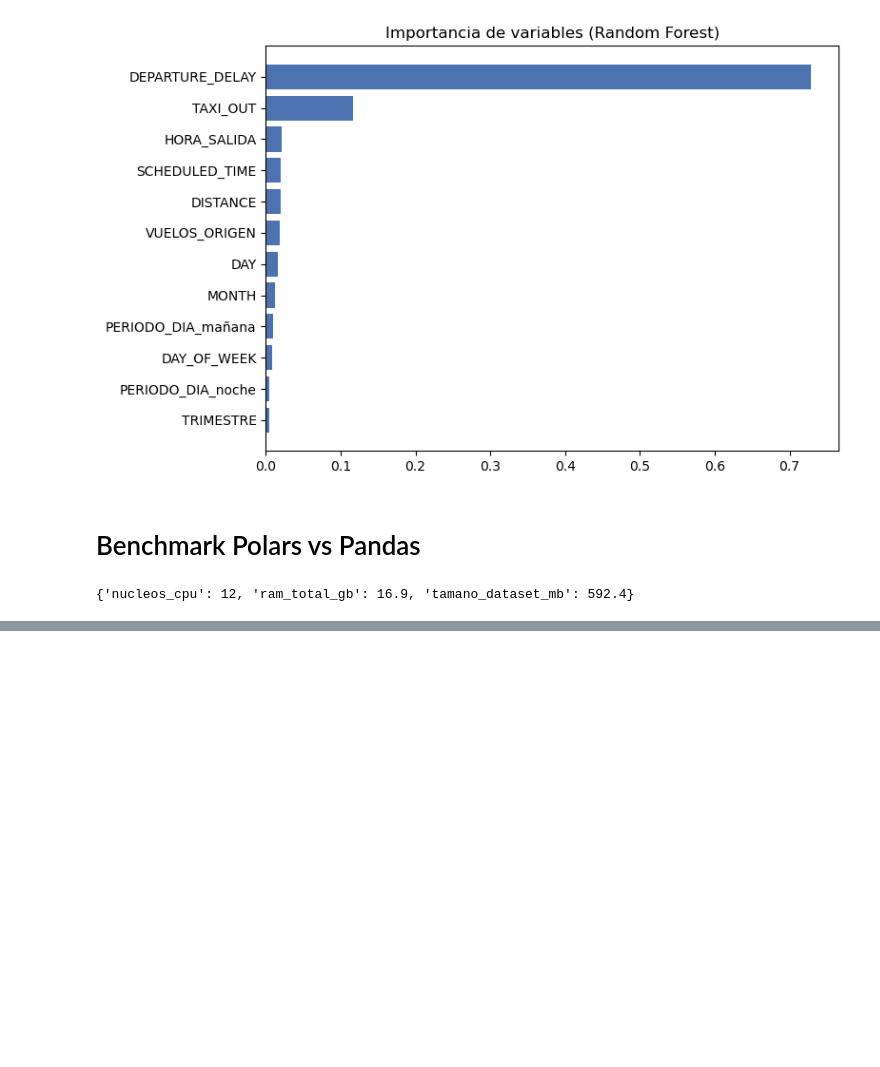
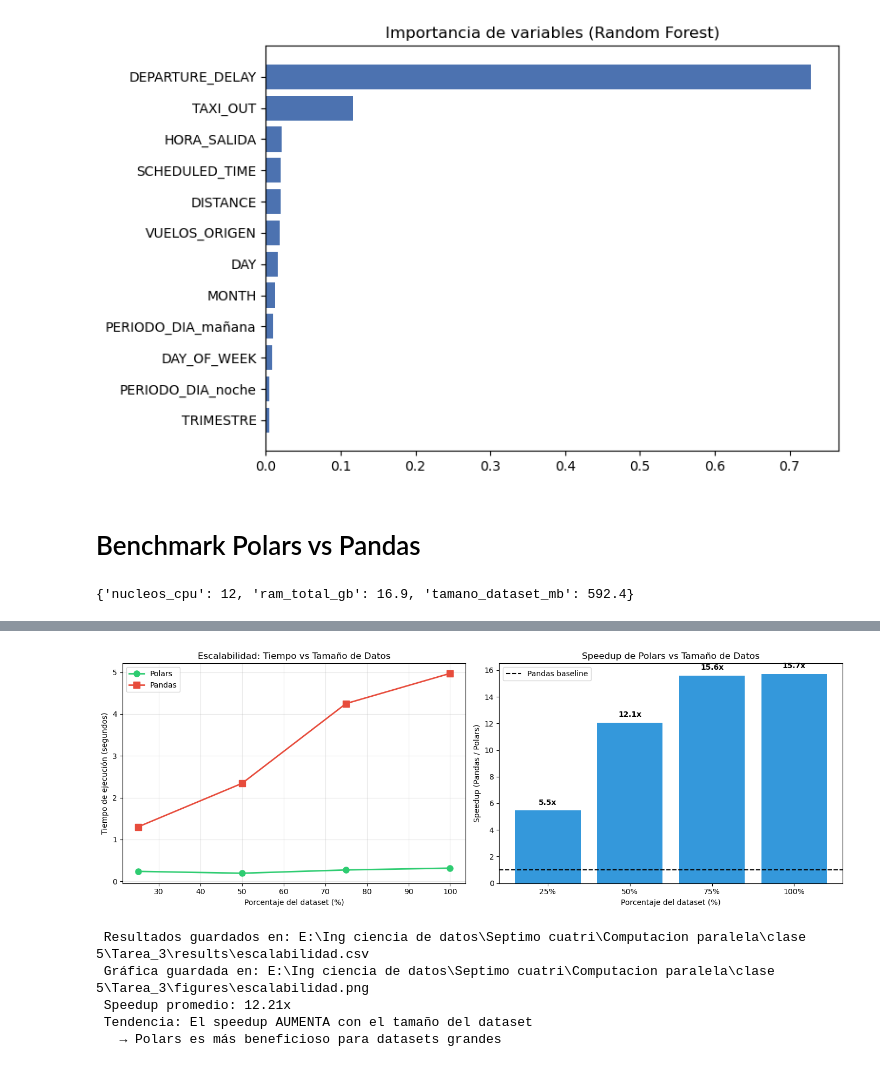
Before and after one commit to DavidMoraV/Tarea_3_computacion_paralela, a Jupyter notebook: notebooks/Tarea_3_computacion_paralela.ipynb, the cells around one changed output, grey strips where cells are left out. Cells and saved outputs as stored; diff of their text form; code cells hidden in the pictures; blank space fills up the shorter version.

Commit message:
Sección 7.1: experimento de escalabilidad mejorado - mediciones consistentes

```diff
--- a/notebooks/Tarea_3_computacion_paralela.ipynb
+++ b/notebooks/Tarea_3_computacion_paralela.ipynb
@@ -549,0 +696,60 @@ plt.tight_layout(); plt.savefig(RUTA_FIGURAS / "08_benchmark_speedup.png", dpi=1
+# %%
+fig, axes = plt.subplots(1, 2, figsize=(14, 5))
+
+# Gráfica 1: Tiempo vs Tamaño
+ax1 = axes[0]
+pct_list = [r["porcentaje"] for r in resultados_escalabilidad]
+times_pol = [r["tiempo_polars_s"] for r in resultados_escalabilidad]
+times_pan = [r["tiempo_pandas_s"] for r in resultados_escalabilidad]
+
+ax1.plot(pct_list, times_pol, 'o-', label='Polars', linewidth=2, markersize=8, color='#2ecc71')
+ax1.plot(pct_list, times_pan, 's-', label='Pandas', linewidth=2, markersize=8, color='#e74c3c')
+ax1.set_xlabel('Porcentaje del dataset (%)')
+ax1.set_ylabel('Tiempo de ejecución (segundos)')
+ax1.set_title('Escalabilidad: Tiempo vs Tamaño de Datos')
+ax1.legend()
+ax1.grid(True, alpha=0.3)
+
+# Gráfica 2: Speedup vs Tamaño
+ax2 = axes[1]
+speedups = [r["speedup"] for r in resultados_escalabilidad]
+bars = ax2.bar([f"{p}%" for p in pct_list], speedups, color='#3498db')
+ax2.axhline(y=1, color='black', linestyle='--', linewidth=1.5, label='Pandas baseline')
+ax2.set_xlabel('Porcentaje del dataset (%)')
+ax2.set_ylabel('Speedup (Pandas / Polars)')
+ax2.set_title('Speedup de Polars vs Tamaño de Datos')
+ax2.legend()
+
+# Añadir etiquetas en las barras
+for bar, speedup in zip(bars, speedups):
+    height = bar.get_height()
+    ax2.text(bar.get_x() + bar.get_width()/2., height + 0.3,
+             f'{speedup:.1f}x', ha='center', va='bottom', fontweight='bold')
+
+plt.tight_layout()
+plt.savefig(RUTA_FIGURAS / "escalabilidad.png", dpi=120, bbox_inches='tight')
+plt.show()
+
+print(f"\n Resultados guardados en: {RUTA_RESULTADOS / 'escalabilidad.csv'}")
+print(f" Gráfica guardada en: {RUTA_FIGURAS / 'escalabilidad.png'}")
+
+# ANÁLISIS DE TENDENCIA
+# Calcular speedup promedio
+speedup_promedio = np.mean([r["speedup"] for r in resultados_escalabilidad])
+print(f" Speedup promedio: {speedup_promedio:.2f}x")
+
+# Determinar tendencia
+speedups_list = [r["speedup"] for r in resultados_escalabilidad]
+if speedups_list[-1] > speedups_list[0]:
+    print(" Tendencia: El speedup AUMENTA con el tamaño del dataset")
+    print("   → Polars es más beneficioso para datasets grandes")
+else:
+    print(" Tendencia: El speedup DISMINUYE con el tamaño del dataset")
+    print("   → El overhead de Polars puede no justificarse para datasets pequeños")
+# %% [output]
+[figure, added]
+ Resultados guardados en: E:\Ing ciencia de datos\Septimo cuatri\Computacion paralela\clase 5\Tarea_3\results\escalabilidad.csv
+ Gráfica guardada en: E:\Ing ciencia de datos\Septimo cuatri\Computacion paralela\clase 5\Tarea_3\figures\escalabilidad.png
+ Speedup promedio: 12.21x
+ Tendencia: El speedup AUMENTA con el tamaño del dataset
+   → Polars es más beneficioso para datasets grandes
```
Also changed, not shown: parts of 6 cells of this notebook.
